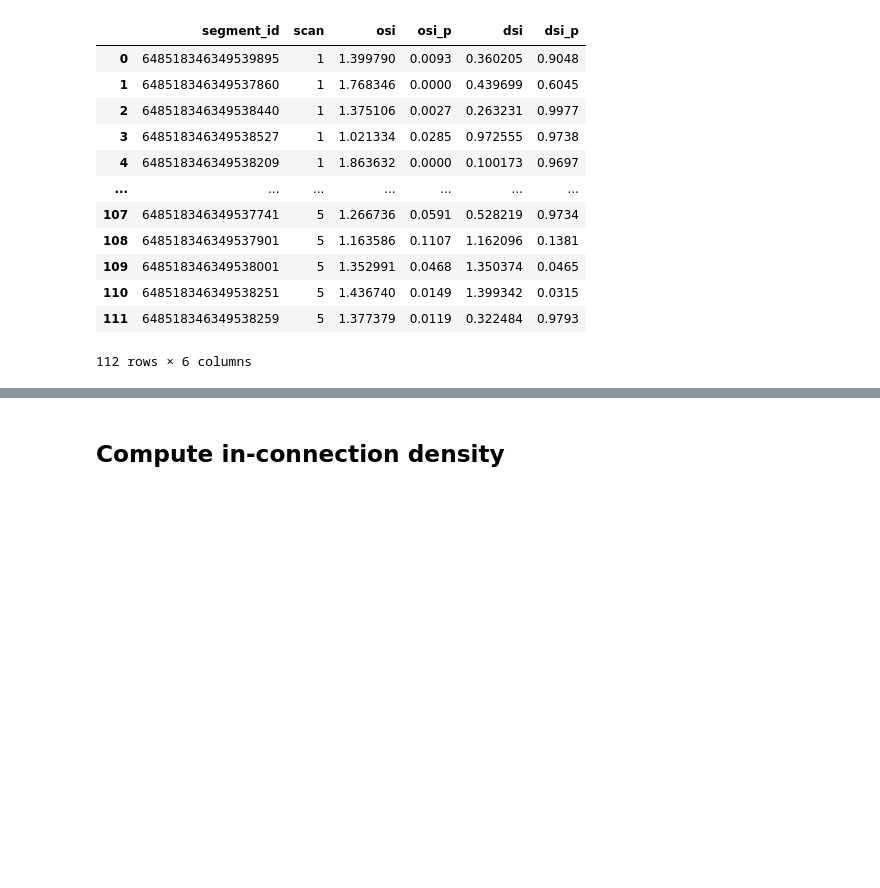
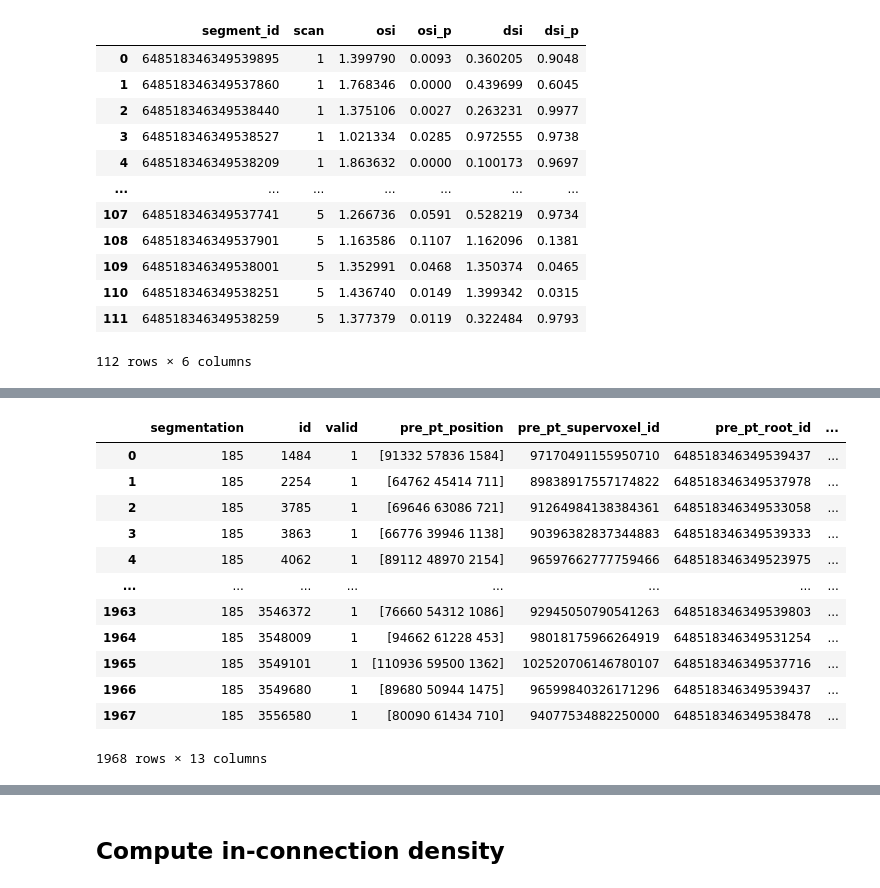
Before and after one commit to AllenInstitute/MicronsBinder, a Jupyter notebook: notebooks/multiscale/function/intermittency_analysis.ipynb, the cells around one changed output, grey strips where cells are left out. Saved outputs shown, nothing was run; the diff lists cells and outputs as text; code cells hidden in the pictures; blank space fills up the shorter version.

```diff
--- a/notebooks/multiscale/function/intermittency_analysis.ipynb
+++ b/notebooks/multiscale/function/intermittency_analysis.ipynb
@@ -106,2 +142,19 @@ synapse_pyc_df
+# %%
+synapse_pyc_df = pd.read_csv("data/pyc_pyc_subgraph.csv")
+synapse_pyc_df
+# %% [output]
+|  | segmentation | id | valid | pre_pt_position | pre_pt_supervoxel_id | pre_pt_root_id | ... |
+| 0 | 185 | 1484 | 1 | [91332 57836 1584] | 97170491155950710 | 648518346349539437 | ... |
+| 1 | 185 | 2254 | 1 | [64762 45414 711] | 89838917557174822 | 648518346349537978 | ... |
+| 2 | 185 | 3785 | 1 | [69646 63086 721] | 91264984138384361 | 648518346349533058 | ... |
+| 3 | 185 | 3863 | 1 | [66776 39946 1138] | 90396382837344883 | 648518346349539333 | ... |
+| 4 | 185 | 4062 | 1 | [89112 48970 2154] | 96597662777759466 | 648518346349523975 | ... |
+| ... | ... | ... | ... | ... | ... | ... | ... |
+| 1963 | 185 | 3546372 | 1 | [76660 54312 1086] | 92945050790541263 | 648518346349539803 | ... |
+| 1964 | 185 | 3548009 | 1 | [94662 61228 453] | 98018175966264919 | 648518346349531254 | ... |
+| 1965 | 185 | 3549101 | 1 | [110936 59500 1362] | 102520706146780107 | 648518346349537716 | ... |
+| 1966 | 185 | 3549680 | 1 | [89680 50944 1475] | 96599840326171296 | 648518346349539437 | ... |
+| 1967 | 185 | 3556580 | 1 | [80090 61434 710] | 94077534882250000 | 648518346349538478 | ... |
+1968 rows × 13 columns
 # %% [markdown]
 ## Compute dendrite length
```
Also changed, not shown: parts of 41 cells of this notebook, 1 other file.
